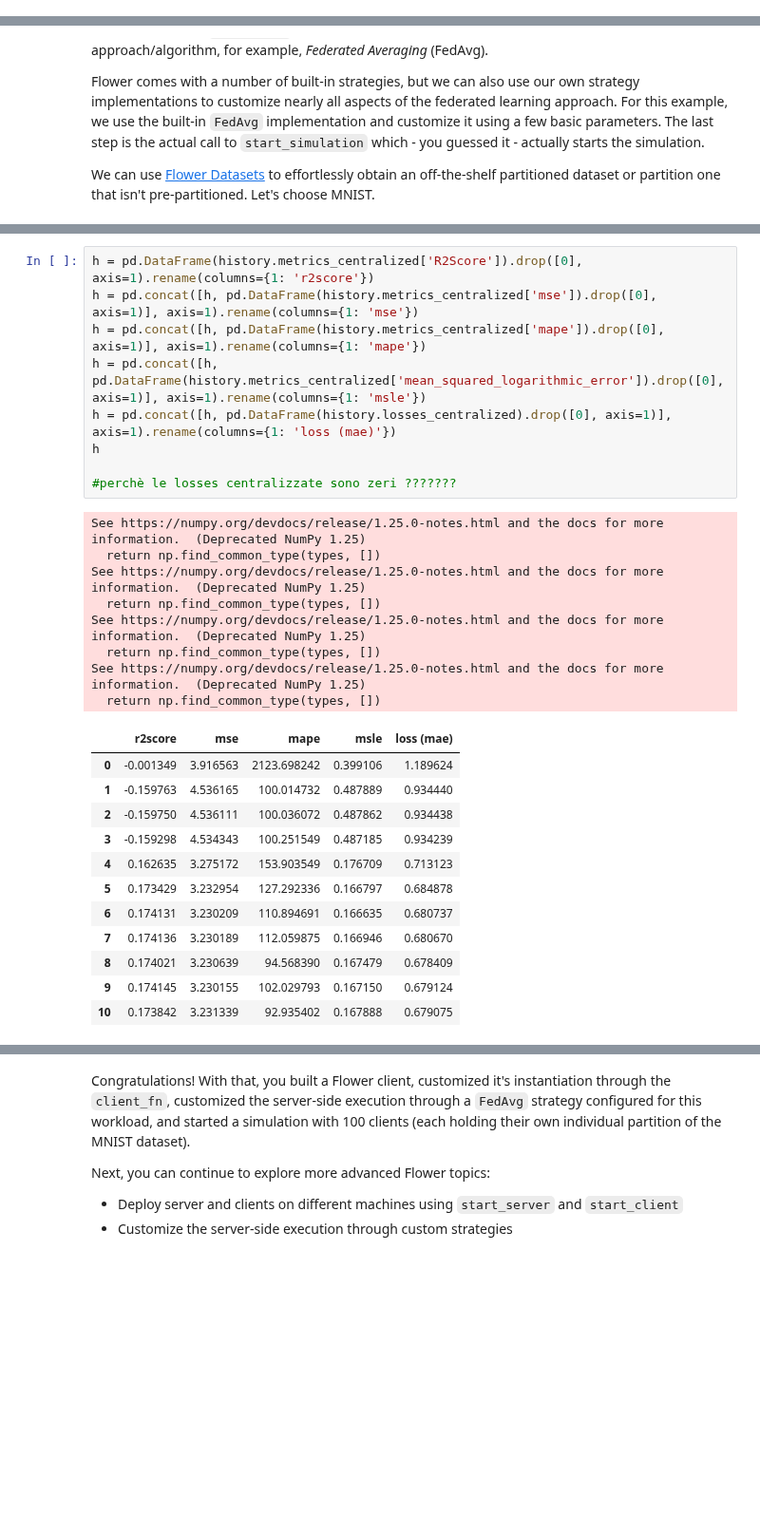
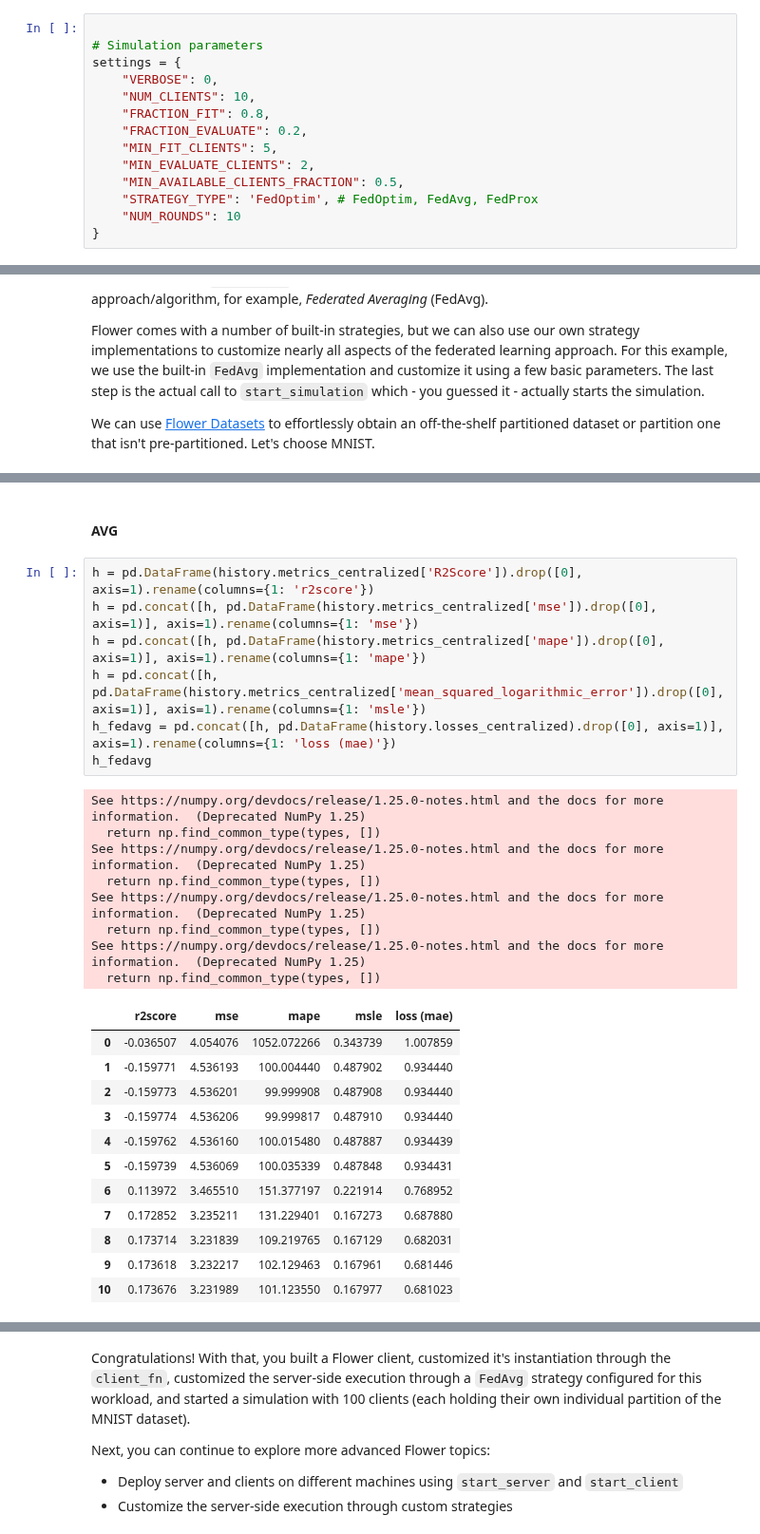
Before and after one commit to AnastasiaBrinati/Progetto-ML-23-24, a Jupyter notebook: task2_federato.ipynb, the cells around one changed output, grey strips where cells are left out. Shown at 95% size. Cells and saved outputs as stored; diff of their text form; blank space fills up the shorter version.

```diff
--- a/task2_federato.ipynb
+++ b/task2_federato.ipynb
@@ -269,6 +272,20 @@ def get_evaluate_fn(testset: Dataset):
     return evaluate
 # %% [markdown]
 We now have `FlowerClient` which defines client-side training and evaluation, and `client_fn`, which allows Flower to create `FlowerClient` instances whenever it needs to call `fit` or `evaluate` on one particular client. The last step is to start the actual simulation using `flwr.simulation.start_simulation`.
+# %%
+
+# Simulation parameters
+settings = {
+    "VERBOSE": 0,
+    "NUM_CLIENTS": 10,
+    "FRACTION_FIT": 0.8,
+    "FRACTION_EVALUATE": 0.2,
+    "MIN_FIT_CLIENTS": 5,
+    "MIN_EVALUATE_CLIENTS": 2,
+    "MIN_AVAILABLE_CLIENTS_FRACTION": 0.5,
+    "STRATEGY_TYPE": 'FedOptim', # FedOptim, FedAvg, FedProx
+    "NUM_ROUNDS": 10
+}
 # %%
 # Create FedAvg strategy
 
@@ -384,30 +444,30 @@ history.losses_centralized = [(0, 1.1896244287490845), (1, 0.934440016746521), (
+# %% [markdown]
+#### AVG
 # %%
 h = pd.DataFrame(history.metrics_centralized['R2Score']).drop([0], axis=1).rename(columns={1: 'r2score'})
 h = pd.concat([h, pd.DataFrame(history.metrics_centralized['mse']).drop([0], axis=1)], axis=1).rename(columns={1: 'mse'})
 h = pd.concat([h, pd.DataFrame(history.metrics_centralized['mape']).drop([0], axis=1)], axis=1).rename(columns={1: 'mape'})
 h = pd.concat([h, pd.DataFrame(history.metrics_centralized['mean_squared_logarithmic_error']).drop([0], axis=1)], axis=1).rename(columns={1: 'msle'})
-h = pd.concat([h, pd.DataFrame(history.losses_centralized).drop([0], axis=1)], axis=1).rename(columns={1: 'loss (mae)'})
-h
-
-#perchè le losses centralizzate sono zeri ???????
+h_fedavg = pd.concat([h, pd.DataFrame(history.losses_centralized).drop([0], axis=1)], axis=1).rename(columns={1: 'loss (mae)'})
+h_fedavg
 # %% [output]
 See https://numpy.org/devdocs/release/1.25.0-notes.html and the docs for more information.  (Deprecated NumPy 1.25)
   return np.find_common_type(types, [])
 See https://numpy.org/devdocs/release/1.25.0-notes.html and the docs for more information.  (Deprecated NumPy 1.25)
   return np.find_common_type(types, [])
 See https://numpy.org/devdocs/release/1.25.0-notes.html and the docs for more information.  (Deprecated NumPy 1.25)
   return np.find_common_type(types, [])
 See https://numpy.org/devdocs/release/1.25.0-notes.html and the docs for more information.  (Deprecated NumPy 1.25)
   return np.find_common_type(types, [])
 |  | r2score | mse | mape | msle | loss (mae) |
-| 0 | -0.001349 | 3.916563 | 2123.698242 | 0.399106 | 1.189624 |
-| 1 | -0.159763 | 4.536165 | 100.014732 | 0.487889 | 0.934440 |
-| 2 | -0.159750 | 4.536111 | 100.036072 | 0.487862 | 0.934438 |
-| 3 | -0.159298 | 4.534343 | 100.251549 | 0.487185 | 0.934239 |
-| 4 | 0.162635 | 3.275172 | 153.903549 | 0.176709 | 0.713123 |
-| 5 | 0.173429 | 3.232954 | 127.292336 | 0.166797 | 0.684878 |
-| 6 | 0.174131 | 3.230209 | 110.894691 | 0.166635 | 0.680737 |
-| 7 | 0.174136 | 3.230189 | 112.059875 | 0.166946 | 0.680670 |
-| 8 | 0.174021 | 3.230639 | 94.568390 | 0.167479 | 0.678409 |
-| 9 | 0.174145 | 3.230155 | 102.029793 | 0.167150 | 0.679124 |
-| 10 | 0.173842 | 3.231339 | 92.935402 | 0.167888 | 0.679075 |
+| 0 | -0.036507 | 4.054076 | 1052.072266 | 0.343739 | 1.007859 |
+| 1 | -0.159771 | 4.536193 | 100.004440 | 0.487902 | 0.934440 |
+| 2 | -0.159773 | 4.536201 | 99.999908 | 0.487908 | 0.934440 |
+| 3 | -0.159774 | 4.536206 | 99.999817 | 0.487910 | 0.934440 |
+| 4 | -0.159762 | 4.536160 | 100.015480 | 0.487887 | 0.934439 |
+| 5 | -0.159739 | 4.536069 | 100.035339 | 0.487848 | 0.934431 |
+| 6 | 0.113972 | 3.465510 | 151.377197 | 0.221914 | 0.768952 |
+| 7 | 0.172852 | 3.235211 | 131.229401 | 0.167273 | 0.687880 |
+| 8 | 0.173714 | 3.231839 | 109.219765 | 0.167129 | 0.682031 |
+| 9 | 0.173618 | 3.232217 | 102.129463 | 0.167961 | 0.681446 |
+| 10 | 0.173676 | 3.231989 | 101.123550 | 0.167977 | 0.681023 |
```
Also changed, not shown: parts of 22 cells of this notebook.
